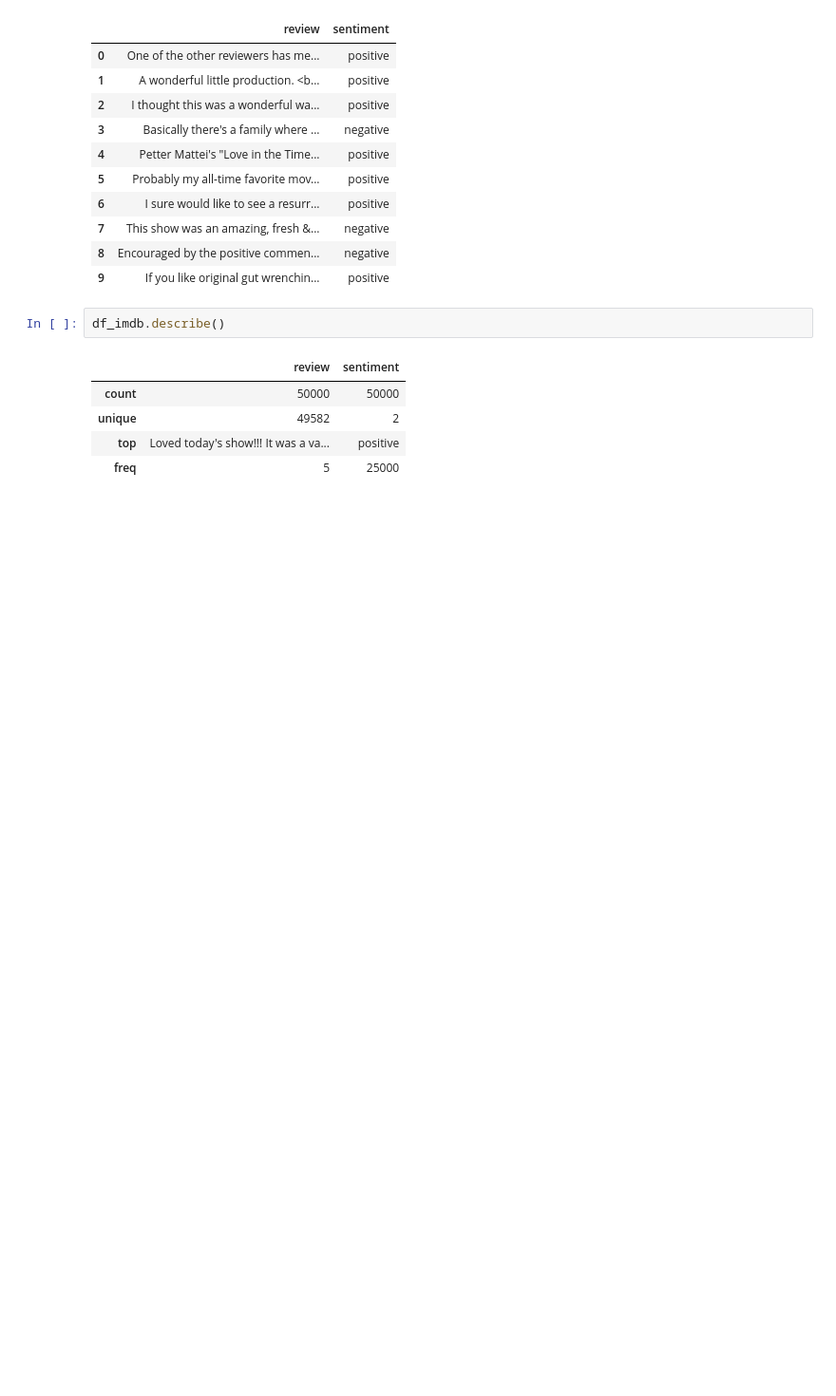
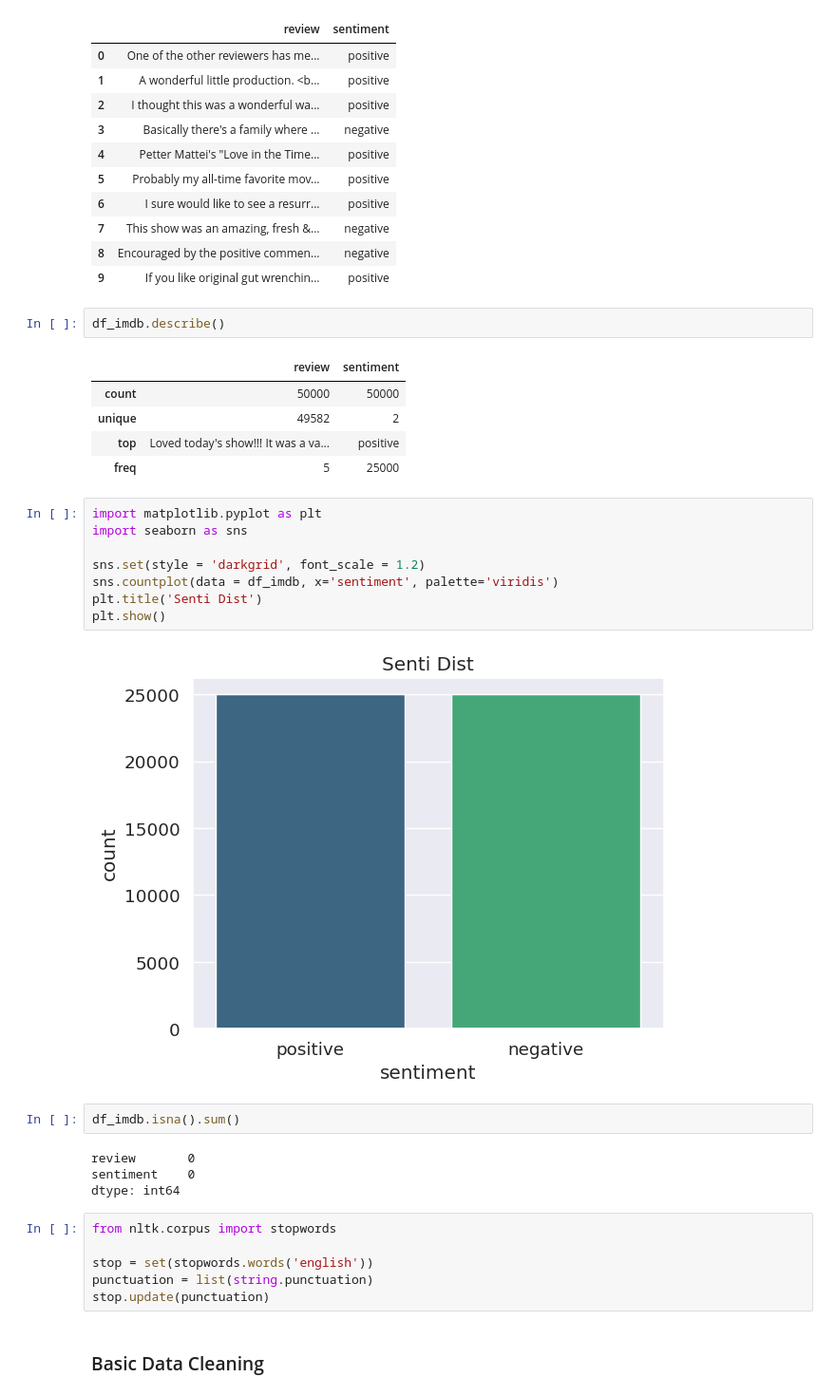
Before and after one commit to yunmokoo/NLP-sentiment, a Jupyter notebook: imdb-50k-reviews.ipynb, the cells around one changed output. Shown at 95% size. Drawn from its saved outputs; the diff is of its cells as text; blank space fills up the shorter version.

Commit message:
Kaggle Notebook | IMDB-50k-reviews | Version 8

```diff
--- a/imdb-50k-reviews.ipynb
+++ b/imdb-50k-reviews.ipynb
@@ -403,3 +400,27 @@ df_imdb.describe()
 | unique | 49582 | 2 |
 | top | Loved today's show!!! It was a va... | positive |
 | freq | 5 | 25000 |
+# %%
+import matplotlib.pyplot as plt
+import seaborn as sns
+
+sns.set(style = 'darkgrid', font_scale = 1.2)
+sns.countplot(data = df_imdb, x='sentiment', palette='viridis')
+plt.title('Senti Dist')
+plt.show()
+# %% [output]
+[figure, added]
+# %%
+df_imdb.isna().sum()
+# %% [output]
+review       0
+sentiment    0
+dtype: int64
+# %%
+from nltk.corpus import stopwords
+
+stop = set(stopwords.words('english'))
+punctuation = list(string.punctuation)
+stop.update(punctuation)
+# %% [markdown]
+### Basic Data Cleaning
```
Also changed, not shown: parts of 2 cells of this notebook.
